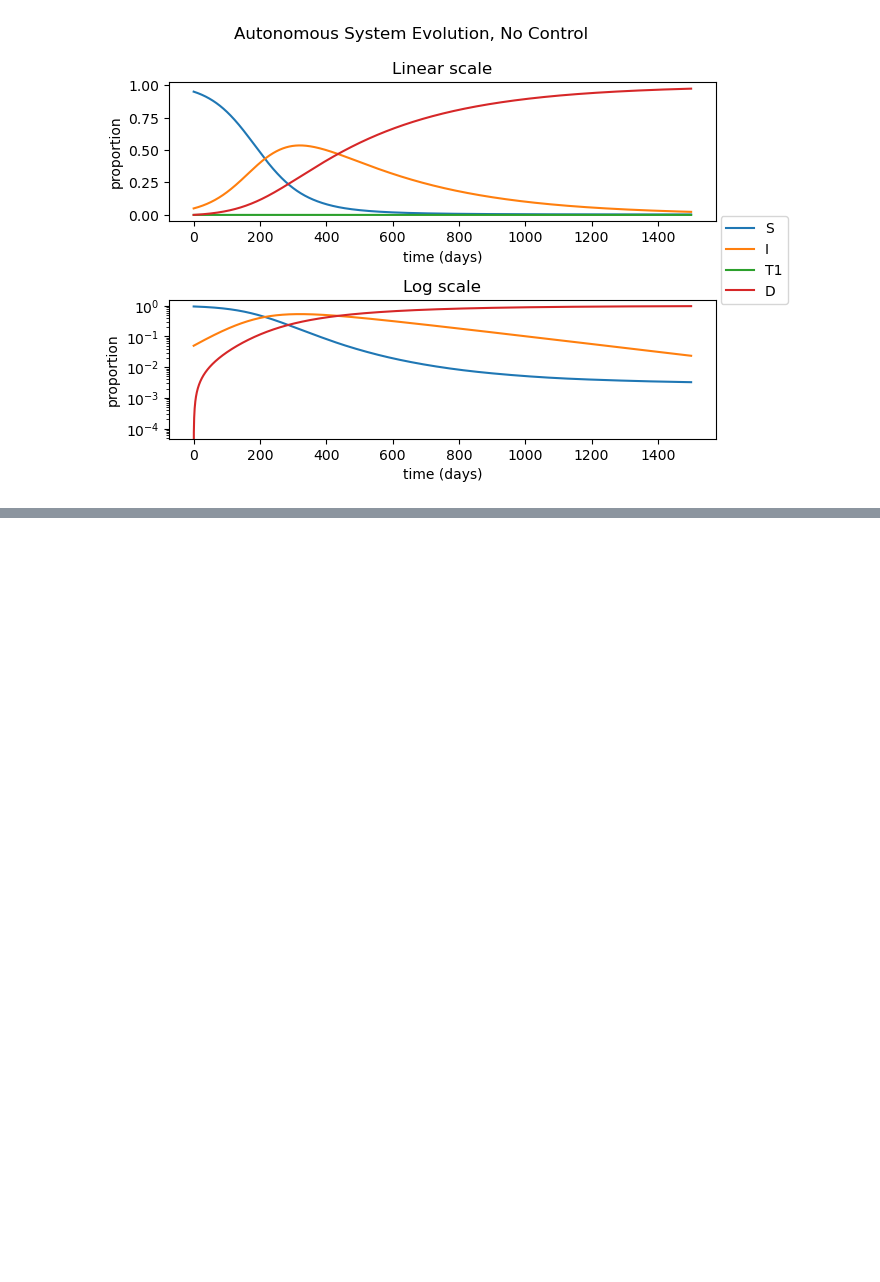
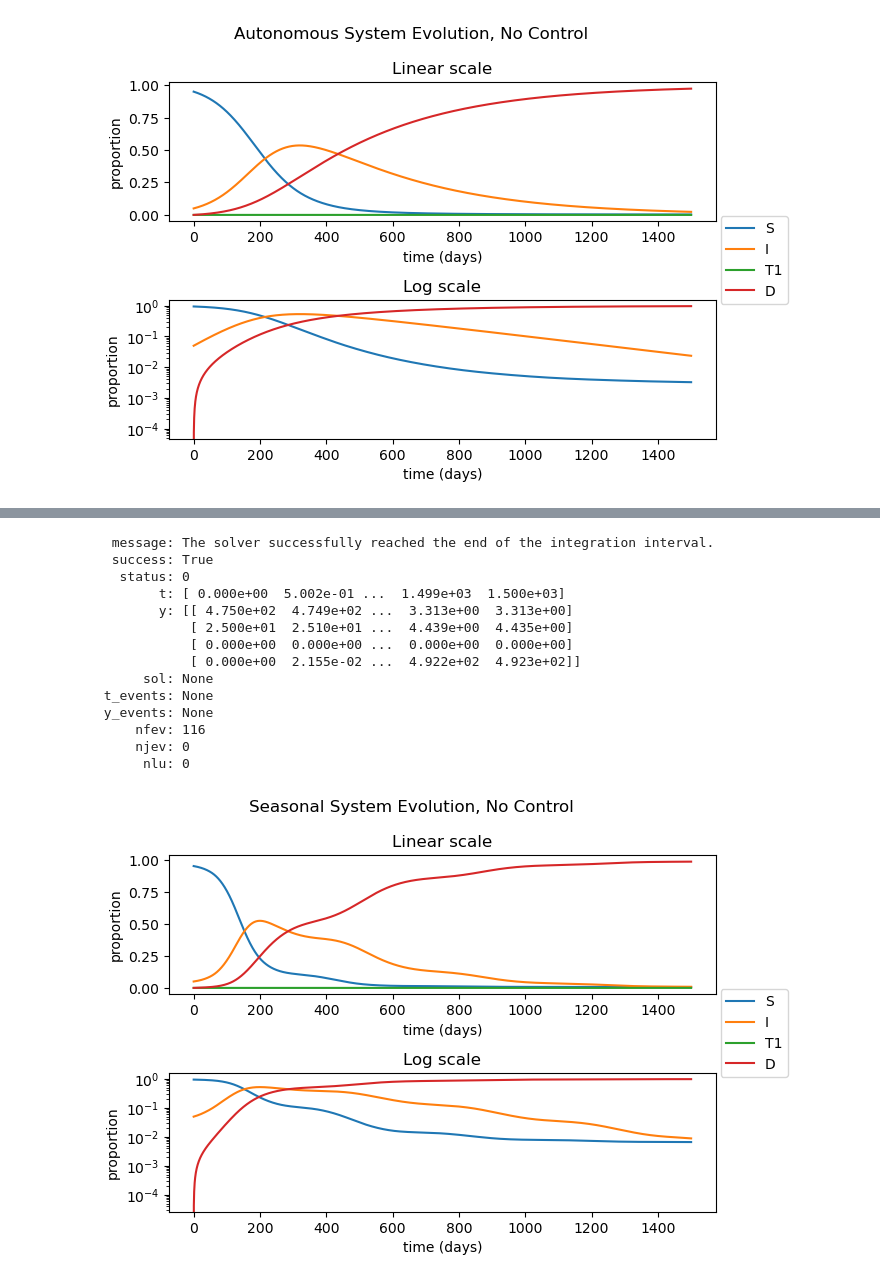
Before and after one commit to ACME-Vol4-Project1/save-axolotls-control, a Jupyter notebook: test_model.ipynb, the cells around one changed output, grey strips where cells are left out. Saved outputs shown, nothing was run; the diff lists cells and outputs as text; code cells hidden in the pictures; blank space fills up the shorter version.

Commit message:
feat: manually optimize params in absence of control

```diff
--- a/test_model.ipynb
+++ b/test_model.ipynb
@@ -50,0 +60,44 @@ popplot(sol, title="Autonomous System Evolution, No Control")
+# %%
+# solve_ivp params
+t0, tf = 0, 1500
+tsteps = 3000
+y_init = np.array([475, 25, 0, 0]) # 500 total 25 initially infected
+u = [0, 0] # no control
+
+# initialize model
+overparams = {
+    "α_0": 0.000025,
+    "β_0": 0.0020
+}
+model = m.Model(seasonal=True, params=overparams) # use override parameters
+
+# solve for tf days
+sol = solve_ivp(
+    model.f,
+    t_span=[t0, tf],
+    y0=y_init,
+    t_eval=np.linspace(t0, tf, tsteps),
+    args=(u,)
+    )
+
+# check convergence and all
+display(sol)
+
+# plot
+popplot(sol, title="Seasonal System Evolution, No Control")
+# %% [output]
+  message: The solver successfully reached the end of the integration interval.
+  success: True
+   status: 0
+        t: [ 0.000e+00  5.002e-01 ...  1.499e+03  1.500e+03]
+        y: [[ 4.750e+02  4.749e+02 ...  3.313e+00  3.313e+00]
+            [ 2.500e+01  2.510e+01 ...  4.439e+00  4.435e+00]
+            [ 0.000e+00  0.000e+00 ...  0.000e+00  0.000e+00]
+            [ 0.000e+00  2.155e-02 ...  4.922e+02  4.923e+02]]
+      sol: None
+ t_events: None
+ y_events: None
+     nfev: 116
+     njev: 0
+      nlu: 0
+[figure, added]
```
Also changed, not shown: parts of 3 cells of this notebook, 1 other file.
